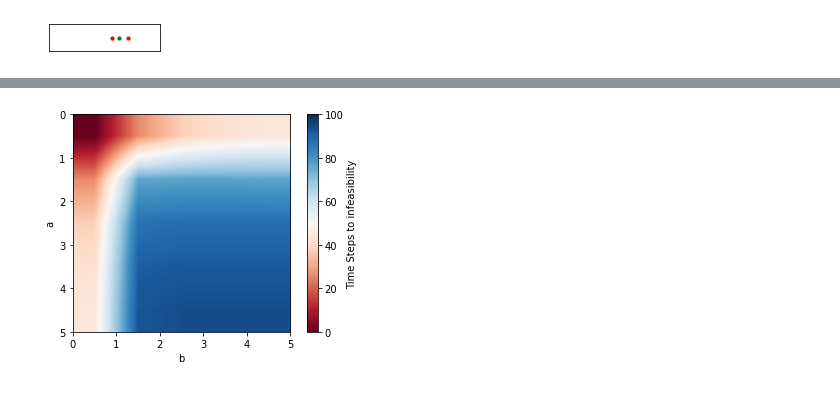
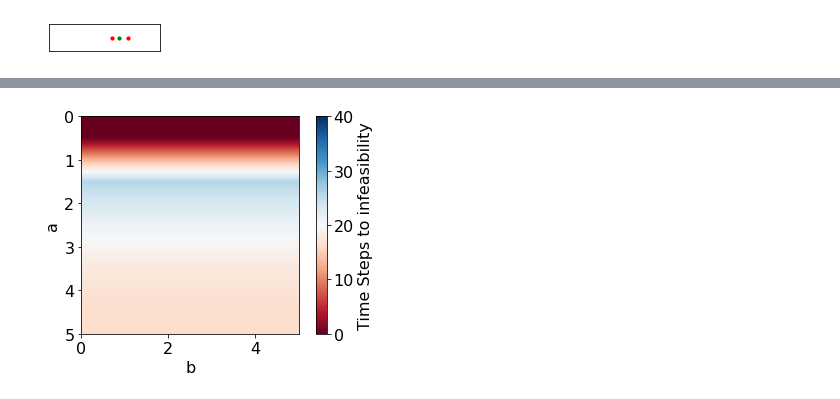
Before and after one commit to hardikparwana/Safe-Learning-DASC, a Jupyter notebook: car_example_input_bound-Copy1.ipynb, the cells around one changed output, grey strips where cells are left out. Saved outputs shown, nothing was run; the diff lists cells and outputs as text; code cells hidden in the pictures.

Commit message:
trying input bounds

```diff
--- a/car_example_input_bound-Copy1.ipynb
+++ b/car_example_input_bound-Copy1.ipynb
@@ -5,7 +5,7 @@ import matplotlib.pyplot as plt
 from matplotlib.animation import FFMpegWriter
 
 u = cp.Variable(1)
-u_bound = 1.0
+u_bound = 0.7
 a = cp.Parameter(value=0.7)
 b = cp.Parameter(value=0.1)
 
@@ -16,7 +16,7 @@ def xdot(x,u):
     return u
 
 
-def simulate_simple(x0,av,bv,c,movie_name=None):
+def simulate_simple(x0,av,bv,c,movie_name=None, rate=1.0):
     t = 0
     dt = 0.01
     N = int(1.0/(1.0-c)*100)
@@ -63,11 +63,12 @@ def simulate_simple(x0,av,bv,c,movie_name=None):
             const += [h2_dot >= -b*h2]
             const += [cp.abs(u)<=u_bound]
 
-            objective = cp.Maximize(u)
+#             objective = cp.Maximize(u)
+            objective = cp.Minimize(u)
             problem = cp.Problem(objective,const)
             problem.solve(verbose=False)
             if problem.status != 'optimal':
-                print(f"PROBLEM INFEASIBLE at :{i}, a:{a.value}, b:{b.value}")
+                print(f"PROBLEM INFEASIBLE at :{i}, a:{a.value}, b:{b.value}, c:{c}")
                 return i, xs, ts
                 break
 
@@ -86,6 +87,11 @@ def simulate_simple(x0,av,bv,c,movie_name=None):
             vehicle.set_offsets([x,0])
 #             writer.grab_frame()
 
+            if c<0.9 or c>0.05:
+                c = c*rate
+
+    print("final c",c)
+
     if i==N-1:
         print("Problem Successful",t)
     return i+1, xs, ts
@@ -227,7 +259,7 @@ PROBLEM INFEASIBLE at :91, a:3.0, b:1.0
 [figure]
 # %%
 nsize = 5
-x0 = 0.5
+x0 = 0.7
 c = 0.7
 A = np.linspace(0,5,nsize)
 B = np.linspace(0,5,nsize)
@@ -278,10 +310,10 @@ DONE
 # %%
 c = 0.7
 fig3, ax3 = plt.subplots(1)
-pos3 = ax3.imshow(horizons2/(1.0/(1-c)),cmap='RdBu', interpolation='bilinear',extent=[0,5,5,0], vmin=0, vmax=100)
+pos3 = ax3.imshow(horizons2/(1.0/(1-c)),cmap='RdBu', interpolation='bilinear',extent=[0,5,5,0], vmin=0, vmax=40)
 fig3.colorbar(pos3, ax=ax3, label='Time Steps to infeasibility')
 ax3.set_ylabel("a")
 ax3.set_xlabel("b")
 plt.show()
 # %% [output]
-[figure, old version]
+[figure, new version]
```
Also changed, not shown: parts of 12 cells of this notebook, 8 other files.
